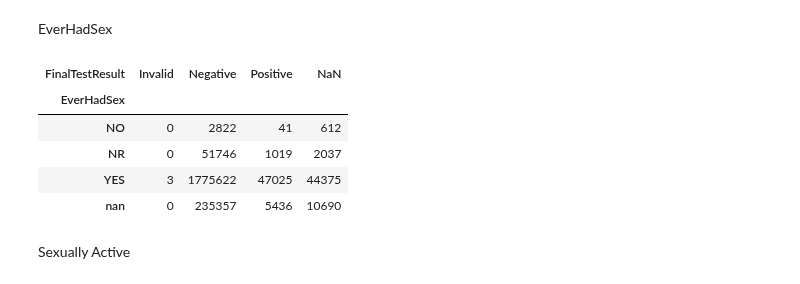
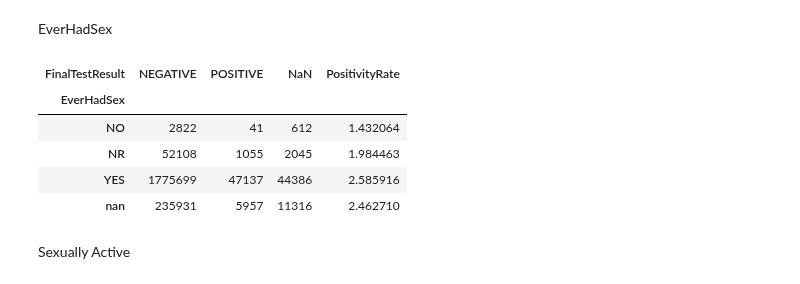
Before and after one commit to FridaOyucho/HTS-Model-, a Jupyter notebook: HTSModelDataPrep26082026.ipynb, the cells around one changed output. Drawn from its saved outputs; the diff is of its cells as text; code cells hidden in the pictures.

```diff
--- a/HTSModelDataPrep26082026.ipynb
+++ b/HTSModelDataPrep26082026.ipynb
@@ -467,3 +429,8 @@ files.download('hts.csv')
 [interactive output not drawn]
 # %% [markdown]
                                  **   Data cleaning and feature generation **
+# %%
+hts = pd.read_csv('hts.csv',low_memory=False)
+#display(hts.head())
+rows,cols = hts.shape
+print(f"There are {rows} rows and {cols} columns in the hts table")
@@ -587,4 +556,8 @@ display(hts[['PopulationType', 'KeyPopulation']].value_counts(dropna=False))
 dtype: int64
+# %%
+#Exclude invalid from finaltestresult
+hts['FinalTestResult'] = hts['FinalTestResult'].str.upper()
+hts = hts[hts['FinalTestResult'] != 'INVALID']
 # %%
 #Check for positivity rate
 
@@ -634,7 +607,8 @@ conditions = [
     (hts['PopulationType'] == 'PRIORITY') & hts['PriorityPopulation'].str.contains('FISHER', na=False),
     (hts['PopulationType'] == 'PRIORITY') & hts['PriorityPopulation'].str.contains('ADOLESCENT|YOUNG ', na=False),
     (hts['PopulationType'] == 'PRIORITY') & hts['PriorityPopulation'].str.contains('PRISONER', na=False),
-    (hts['PopulationType'] == 'PRIORITY') & hts['PriorityPopulation'].str.contains('MILITARY|TRUCK|FAMILIES|PEOPLE|SERVICE|WIDOWS|OTHERS|ORPHANS', na=False)
+    (hts['PopulationType'] == 'PRIORITY') & hts['PriorityPopulation'].str.contains('TRUCK', na=False),
+    (hts['PopulationType'] == 'PRIORITY') & hts['PriorityPopulation'].str.contains('MILITARY|FAMILIES|PEOPLE|SERVICE|WIDOWS|OTHERS|ORPHANS', na=False)
 ]
 
 choices = [
@@ -642,6 +616,7 @@ choices = [
     'FISHERMEN',
     'AGYW',
     'PRISONER',
+    'TRUCK',
     'OTHER'
 ]
 
@@ -680,7 +657,7 @@ pd.crosstab(
 hts_population_conditions = [
     (hts['KeyPopulation'] == 'NR') & (hts['PriorityPopulation'] == 'NR'),
     (hts['KeyPopulation'] != 'NR'),
-    (hts['PriorityPopulation'] == 'NR'),
+    (hts['PriorityPopulation'] !='NR')
 
 ]
 
@@ -697,7 +674,7 @@ hts['PopulationType'] = np.select(
 )
 
 # Display the new distribution of PopulationType
-display(hts['PopulationType'].value_counts(dropna=False))
+display(hts['PopulationType'].value_counts(dropna=False)) # If  KP and Priority are NR, then they are GP, if they are Key Pop, classify as Kp same with Priority pop
 # %% [output]
 |  | count |
 | PopulationType |  |
@@ -772,18 +748,24 @@ hts['EverHadSex'] = np.select(conditions, choices, default='nan') # Changed defa
 #display(hts['EverHadSex'].value_counts(dropna=False))
 # %%
 #Check for positivity rate
-pd.crosstab(
+tab= pd.crosstab(
     hts['EverHadSex'],
     hts['FinalTestResult'],
     dropna=False
 )
+
+tab['PositivityRate'] = (
+    tab['POSITIVE'] /
+    (tab['POSITIVE'] + tab['NEGATIVE'])
+)*100
+display(tab) #positivity rate of 2.6% for those who have ever had sex
 # %% [output]
-| FinalTestResult | Invalid | Negative | Positive | NaN |
+| FinalTestResult | NEGATIVE | POSITIVE | NaN | PositivityRate |
 | EverHadSex |  |  |  |  |
-| NO | 0 | 2822 | 41 | 612 |
-| NR | 0 | 51746 | 1019 | 2037 |
-| YES | 3 | 1775622 | 47025 | 44375 |
-| nan | 0 | 235357 | 5436 | 10690 |
+| NO | 2822 | 41 | 612 | 1.432064 |
+| NR | 52108 | 1055 | 2045 | 1.984463 |
+| YES | 1775699 | 47137 | 44386 | 2.585916 |
+| nan | 235931 | 5957 | 11316 | 2.462710 |
 # %% [markdown]
 Sexually Active
 # %%
```
Also changed, not shown: parts of 114 cells of this notebook.
